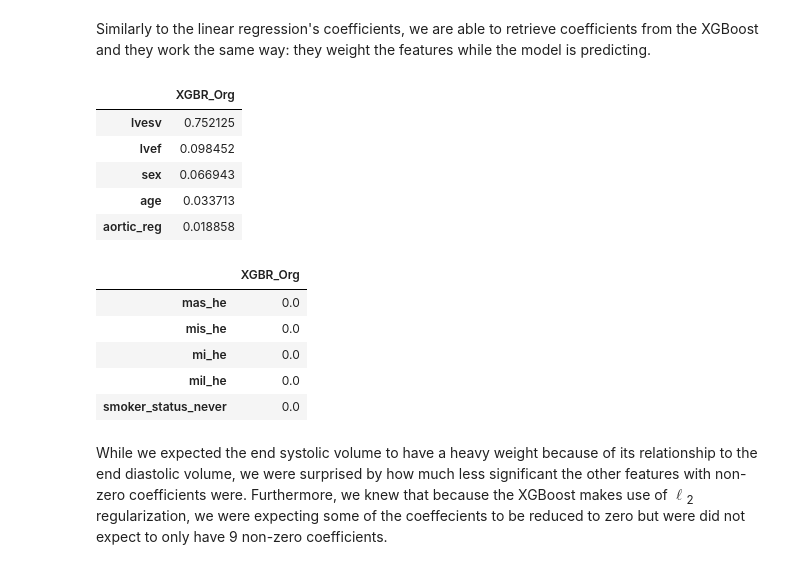
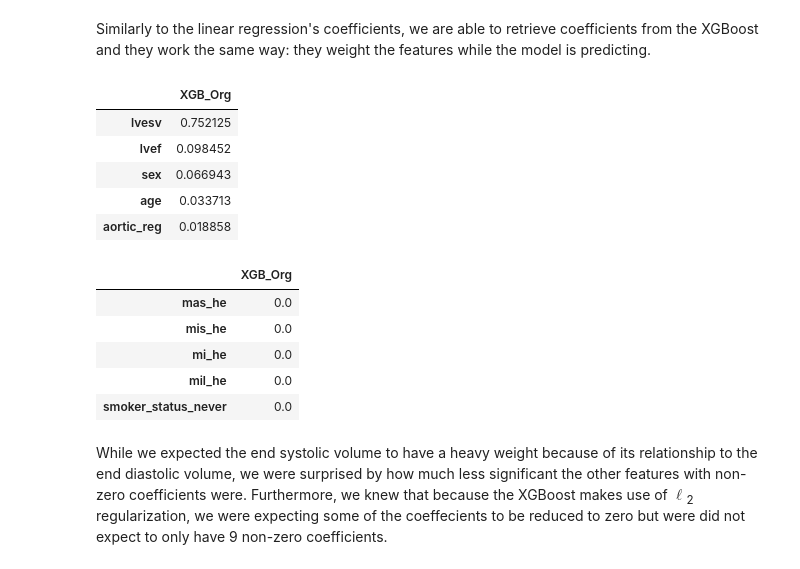
Before and after one commit to a-bergman/DSI-Capstone, a Jupyter notebook: Code/Modeling And Evaluation.ipynb, the cells around one changed output. Drawn from its saved outputs; the diff is of its cells as text; code cells hidden in the pictures.

```diff
--- a/Code/Modeling And Evaluation.ipynb
+++ b/Code/Modeling And Evaluation.ipynb
@@ -803,11 +786,11 @@ XGBoosting is a method that combines gradient descent with boosting.  The alogri
 # %%
 # Instantiating the xgboost regressor
 
-xgbr = xgb.XGBRegressor()
+xgb = XGBRegressor()
 # %%
 # Fitting to my training data
 
-xgbr.fit(X_train, y_train);
+xgb.fit(X_train, y_train);
 
 # The first warning is just a default change
 # The second is a future warning, nothing serious
@@ -842,24 +827,24 @@ Similarly to the linear regression's coefficients, we are able to retrieve coeff
 # %%
 # Creating a coefficients dataframe
 
-xgbr_org = pd.DataFrame(data    = xgbr.feature_importances_,
-                        index   = X_test.columns,
-                        columns = ["XGBR_Org"])
+xgb_org = pd.DataFrame(data    = xgb.feature_importances_,
+                       index   = X_test.columns,
+                       columns = ["XGB_Org"])
 
 # Sorting for the head and tail five coefficients
 
-head = xgbr_org.sort_values(by = "XGBR_Org", ascending = False).head()
-tail = xgbr_org.sort_values(by = "XGBR_Org", ascending = False).tail()
+head = xgb_org.sort_values(by = "XGB_Org", ascending = False).head()
+tail = xgb_org.sort_values(by = "XGB_Org", ascending = False).tail()
 
 display_side_by_side(head,tail)
 # %% [output]
-|  | XGBR_Org |
+|  | XGB_Org |
 | lvesv | 0.752125 |
 | lvef | 0.098452 |
 | sex | 0.066943 |
 | age | 0.033713 |
 | aortic_reg | 0.018858 |
-|  | XGBR_Org |
+|  | XGB_Org |
 | mas_he | 0.0 |
 | mis_he | 0.0 |
 | mi_he | 0.0 |
```
Also changed, not shown: parts of 50 cells of this notebook, 2 other files.
